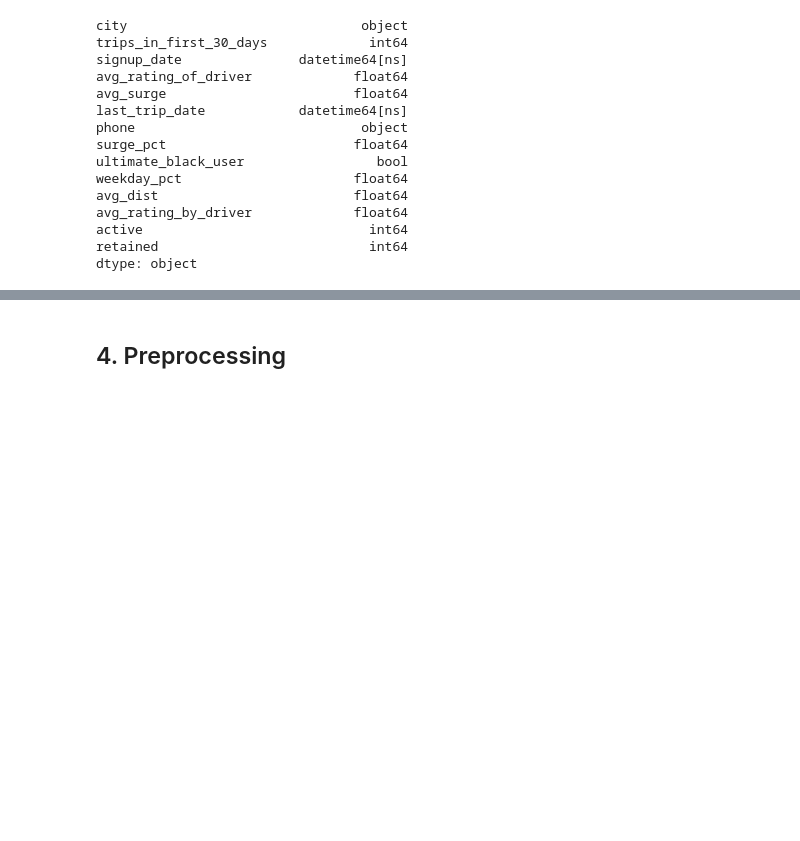
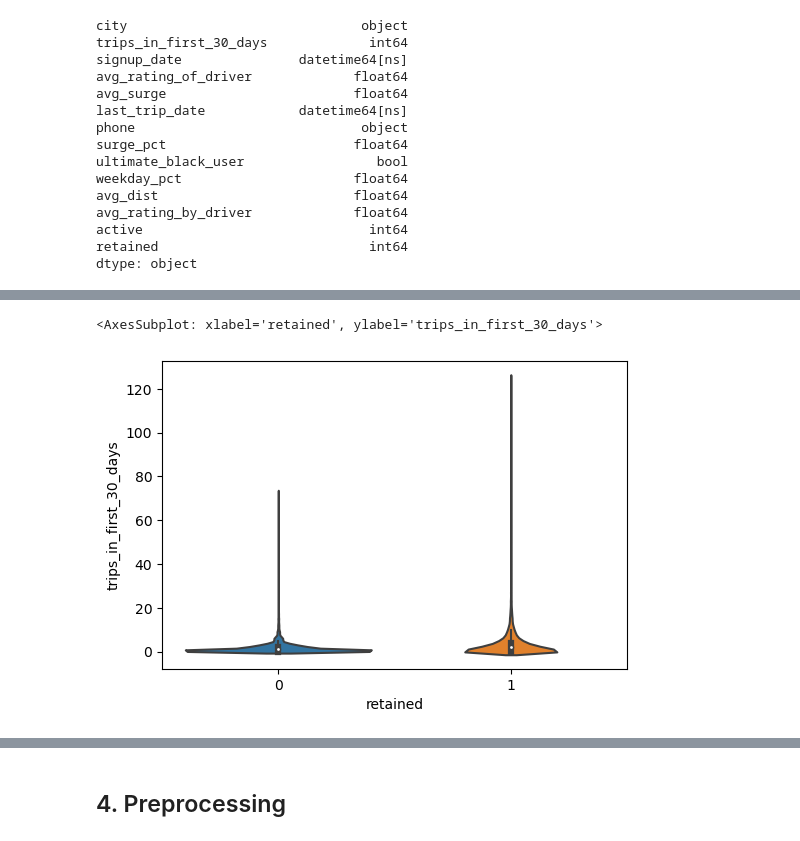
Before and after one commit to annapfenner/Springboard, a Jupyter notebook: ultimate_challenge/Ultimate Challenge.ipynb, the cells around one changed output, grey strips where cells are left out. Saved outputs shown, nothing was run; the diff lists cells and outputs as text; code cells hidden in the pictures; blank space fills up the shorter version.

```diff
--- a/ultimate_challenge/Ultimate Challenge.ipynb
+++ b/ultimate_challenge/Ultimate Challenge.ipynb
@@ -404,0 +420,5 @@ dtype: object
+# %%
+sns.violinplot(df1, y='trips_in_first_30_days', x='retained')
+# %% [output]
+<AxesSubplot: xlabel='retained', ylabel='trips_in_first_30_days'>
+[figure, added]
```
Also changed, not shown: parts of 6 cells of this notebook.
